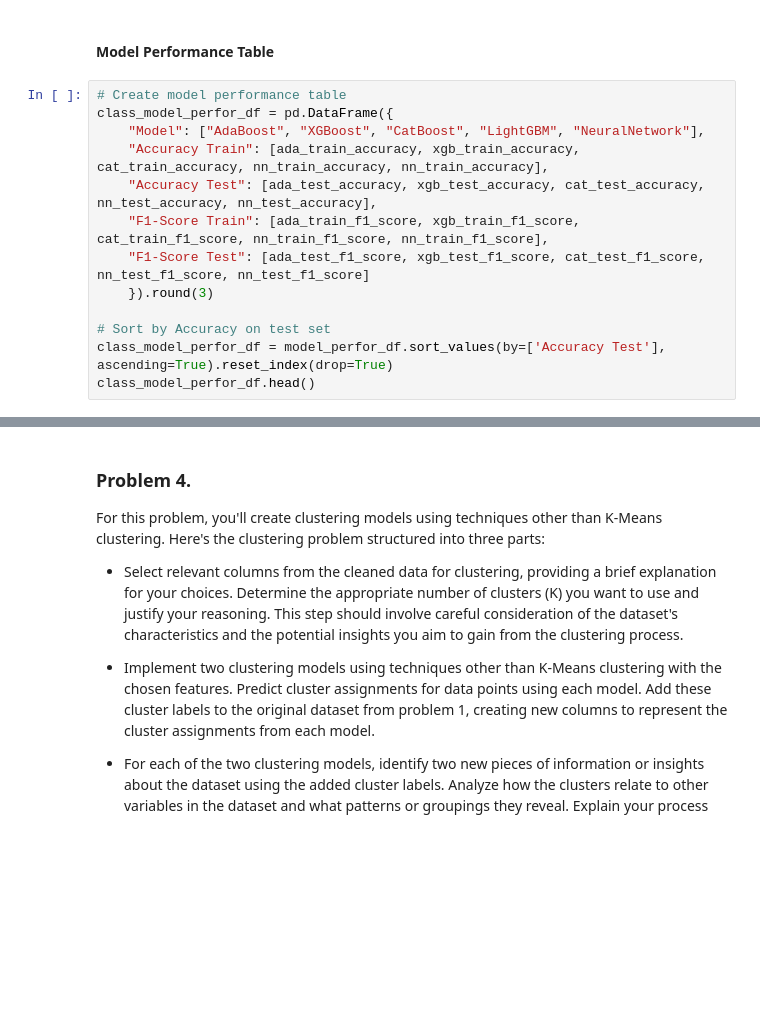
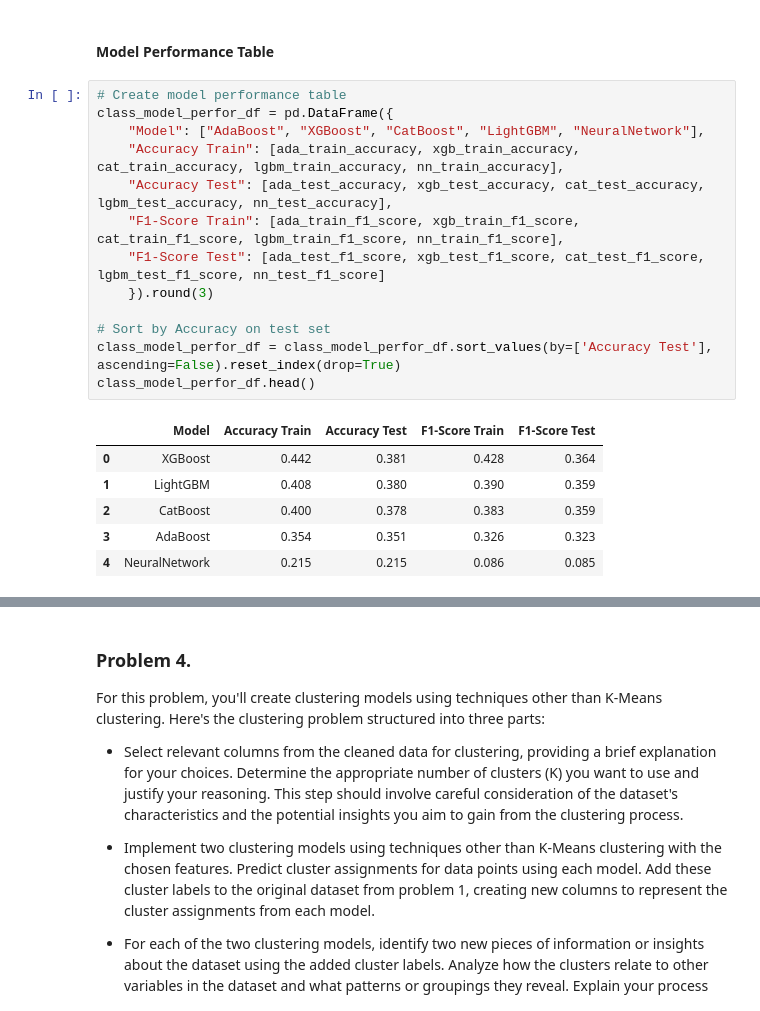
Before and after one commit to gabriel-ferreira-life/546_advanced_business_analytics, a Jupyter notebook: homework/homework_2/HW2_Solutions_2146.ipynb, the cells around one changed output, grey strips where cells are left out. Drawn from its saved outputs; the diff is of its cells as text; blank space fills up the shorter version.

```diff
--- a/homework/homework_2/HW2_Solutions_2146.ipynb
+++ b/homework/homework_2/HW2_Solutions_2146.ipynb
@@ -2132,16 +2155,23 @@ class_predictions_df.head()
 # %%
 # Create model performance table
 class_model_perfor_df = pd.DataFrame({
     "Model": ["AdaBoost", "XGBoost", "CatBoost", "LightGBM", "NeuralNetwork"],
-    "Accuracy Train": [ada_train_accuracy, xgb_train_accuracy, cat_train_accuracy, nn_train_accuracy, nn_train_accuracy],
-    "Accuracy Test": [ada_test_accuracy, xgb_test_accuracy, cat_test_accuracy, nn_test_accuracy, nn_test_accuracy],
-    "F1-Score Train": [ada_train_f1_score, xgb_train_f1_score, cat_train_f1_score, nn_train_f1_score, nn_train_f1_score],
-    "F1-Score Test": [ada_test_f1_score, xgb_test_f1_score, cat_test_f1_score, nn_test_f1_score, nn_test_f1_score]
+    "Accuracy Train": [ada_train_accuracy, xgb_train_accuracy, cat_train_accuracy, lgbm_train_accuracy, nn_train_accuracy],
+    "Accuracy Test": [ada_test_accuracy, xgb_test_accuracy, cat_test_accuracy, lgbm_test_accuracy, nn_test_accuracy],
+    "F1-Score Train": [ada_train_f1_score, xgb_train_f1_score, cat_train_f1_score, lgbm_train_f1_score, nn_train_f1_score],
+    "F1-Score Test": [ada_test_f1_score, xgb_test_f1_score, cat_test_f1_score, lgbm_test_f1_score, nn_test_f1_score]
     }).round(3)
 
 # Sort by Accuracy on test set
-class_model_perfor_df = model_perfor_df.sort_values(by=['Accuracy Test'], ascending=True).reset_index(drop=True)
+class_model_perfor_df = class_model_perfor_df.sort_values(by=['Accuracy Test'], ascending=False).reset_index(drop=True)
 class_model_perfor_df.head()
+# %% [output]
+|  | Model | Accuracy Train | Accuracy Test | F1-Score Train | F1-Score Test |
+| 0 | XGBoost | 0.442 | 0.381 | 0.428 | 0.364 |
+| 1 | LightGBM | 0.408 | 0.380 | 0.390 | 0.359 |
+| 2 | CatBoost | 0.400 | 0.378 | 0.383 | 0.359 |
+| 3 | AdaBoost | 0.354 | 0.351 | 0.326 | 0.323 |
+| 4 | NeuralNetwork | 0.215 | 0.215 | 0.086 | 0.085 |
 # %% [markdown]
 #### Best Model Evaluation
 
```
Also changed, not shown: parts of 12 cells of this notebook.
